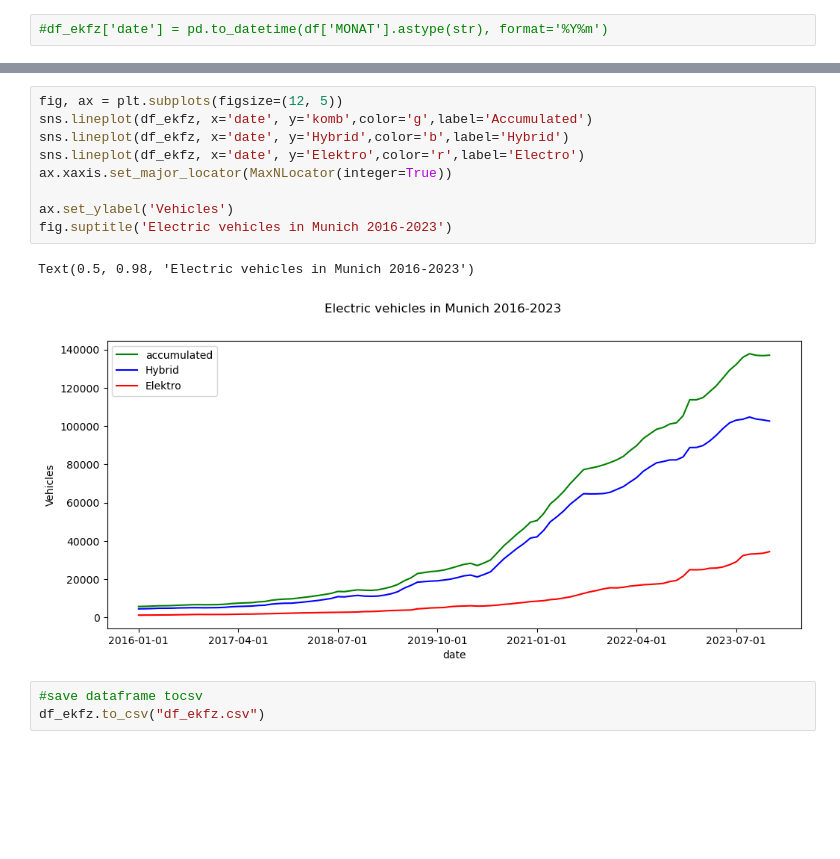
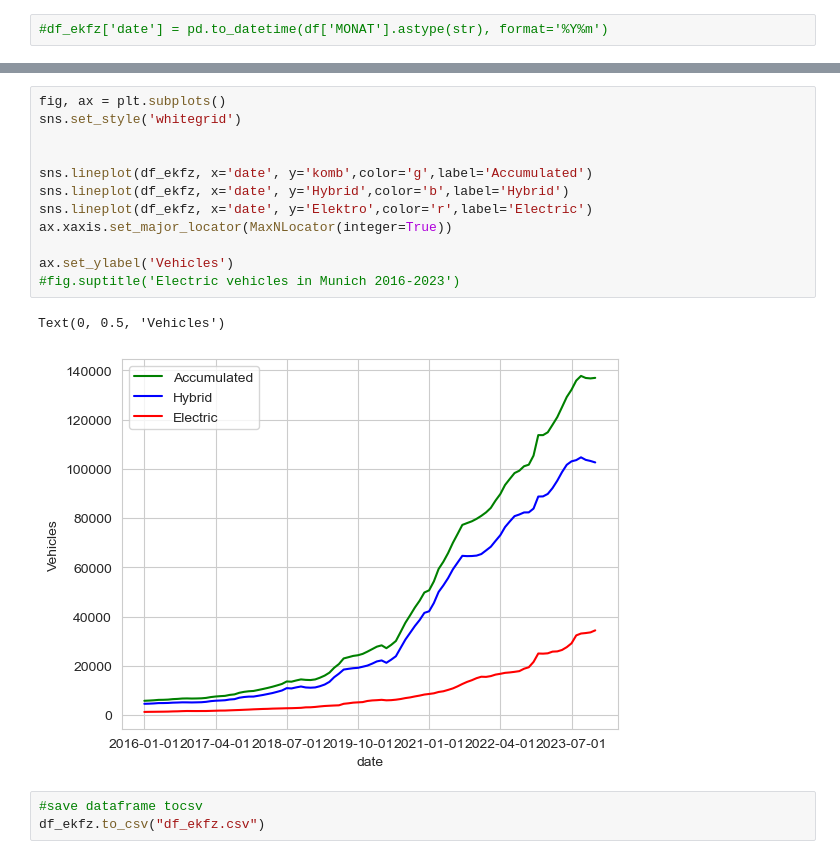
Before and after one commit to Kuroneko369/Muc_electro_vehicles, a Jupyter notebook: notebooks/filtered_data.ipynb, the cells around one changed output, grey strips where cells are left out. Cells and saved outputs as stored; diff of their text form; blank space fills up the shorter version.

```diff
--- a/notebooks/filtered_data.ipynb
+++ b/notebooks/filtered_data.ipynb
@@ -40,15 +40,18 @@ df_ekfz
 # %%
-fig, ax = plt.subplots(figsize=(12, 5))
+fig, ax = plt.subplots()
+sns.set_style('whitegrid')
+
+
 sns.lineplot(df_ekfz, x='date', y='komb',color='g',label='Accumulated')
 sns.lineplot(df_ekfz, x='date', y='Hybrid',color='b',label='Hybrid')
-sns.lineplot(df_ekfz, x='date', y='Elektro',color='r',label='Electro')
+sns.lineplot(df_ekfz, x='date', y='Elektro',color='r',label='Electric')
 ax.xaxis.set_major_locator(MaxNLocator(integer=True))
 
 ax.set_ylabel('Vehicles')
-fig.suptitle('Electric vehicles in Munich 2016-2023')
+#fig.suptitle('Electric vehicles in Munich 2016-2023')
 # %% [output]
-Text(0.5, 0.98, 'Electric vehicles in Munich 2016-2023')
+Text(0, 0.5, 'Vehicles')
-[figure, old version]
+[figure, new version]
 # %%
 #save dataframe tocsv
 df_ekfz.to_csv("df_ekfz.csv")
```
Also changed, not shown: parts of 12 cells of this notebook, 13 other files.
